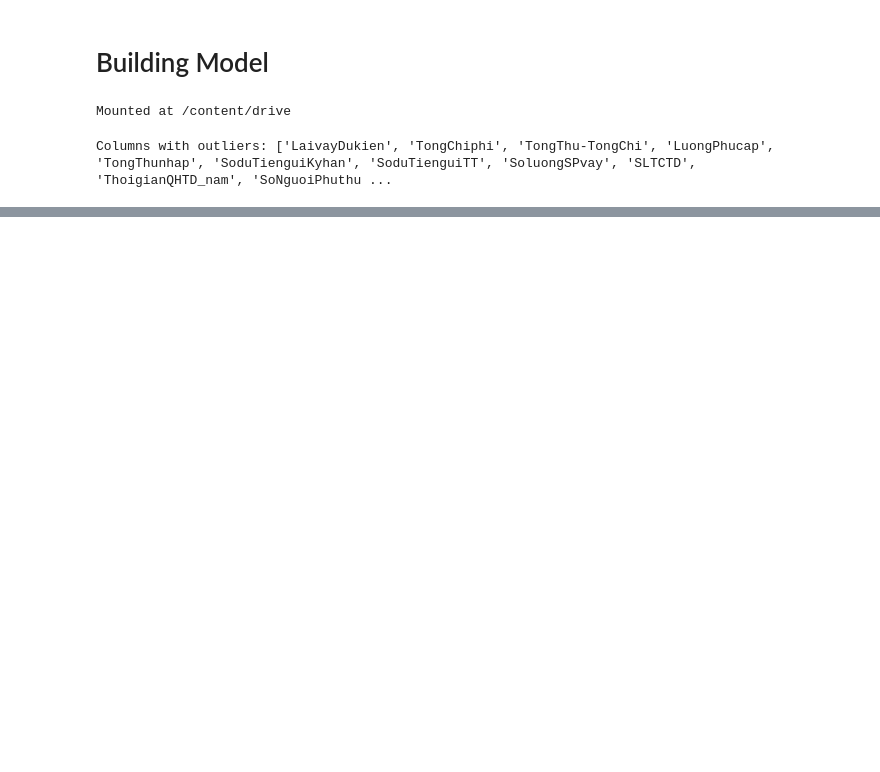
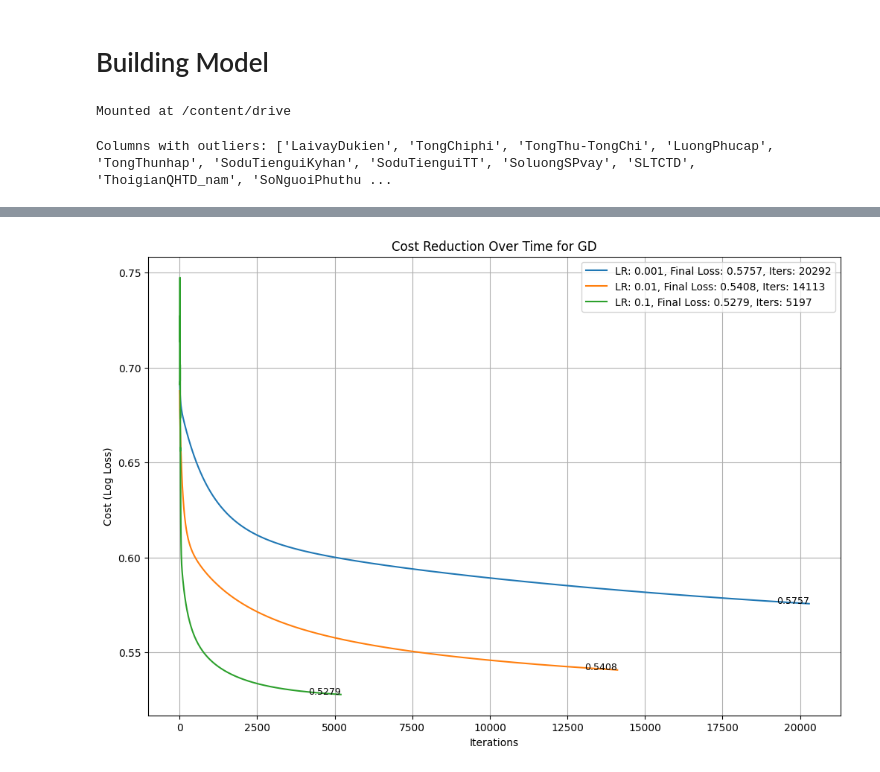
Before and after one commit to nguyenhuuhoang3697/Logistic-Regression-from-scratch, a Jupyter notebook: Run_model.ipynb, the cells around one changed output, grey strips where cells are left out. Drawn from its saved outputs; the diff is of its cells as text; code cells hidden in the pictures; blank space fills up the shorter version.

```diff
--- a/Run_model.ipynb
+++ b/Run_model.ipynb
@@ -920,0 +750,85 @@ plt.show()
+# %%
+import matplotlib.pyplot as plt
+
+def plot_cost_reduction_for_model(models, learning_rates, model_name):
+    plt.figure(figsize=(12, 8))
+
+    for model, lr in zip(models, learning_rates):
+        iterations = len(model.loss_history)
+        final_loss = model.loss_history[-1]
+        plt.plot(range(iterations), model.loss_history, label=f'LR: {lr}, Final Loss: {final_loss:.4f}, Iters: {iterations}')
+
+        # Annotate the final loss on the plot
+        plt.text(iterations - 1, final_loss, f'{final_loss:.4f}', fontsize=9, ha='right')
+
+    plt.title(f'Cost Reduction Over Time for {model_name}')
+    plt.xlabel('Iterations')
+    plt.ylabel('Cost (Log Loss)')
+    plt.grid(True)
+    plt.legend(loc='upper right')
+    plt.show()
+# %%
+# Different learning rates to compare
+learning_rates = [0.001, 0.01, 0.1]
+
+# List of models to compare
+models_to_compare = {
+    "GD": LogisticRegressionGD,
+    "GDL1": LogisticRegressionGDL1,
+    "GDL2": LogisticRegressionGDL2,
+    # "GD_backtracking": LogisticRegressionGDbacktracking,
+    # "NAGD": LogisticRegressionNAGD,
+    # "SGD_fixed_step": LogisticRegressionSGD_fixed_step,
+    # "SGD_batch_size": LogisticRegressionSGD_batch_size,
+    # "SGD_1k": LogisticRegressionSGD1k,
+    # "SGD_1k_batch": LogisticRegressionSGD1k_mini_batch,
+    # "SGD_1sqrtk": LogisticRegressionSGD1SqrtK,
+    # "SGD_1sqrtk_batch": LogisticRegressionSGD1SqrtKBatch,
+    # "NewtonPure": LogisticRegressionNewtonPure,
+    # "NewtonFixedStep": LogisticRegressionNewtonFixedStep,
+    # "NewtonBacktracking": LogisticRegressionNewtonBacktracking
+}
+
+# Train and plot for each model with different learning rates
+for model_name, ModelClass in models_to_compare.items():
+    models = []
+
+    for lr in learning_rates:
+        # Instantiate and configure the model
+        if model_name == "GD":
+            model = ModelClass(learning_rate=lr, max_iter=30000)
+        elif model_name == "GDL1":
+            model = ModelClass(learning_rate=lr, max_iter=30000, lambda_ = 1)
+        elif model_name == "GDL2":
+            model = ModelClass(learning_rate=lr, max_iter=30000, lambda_ = 1)
+        # elif model_name == "GD_backtracking":
+            # model = ModelClass(max_iter=1000, alpha=0.3, beta=0.8)
+        # elif model_name == "NAGD":
+        #     model = ModelClass(learning_rate=lr, max_iter=5000)
+        # elif model_name == "SGD_fixed_step":
+        #     model = ModelClass(learning_rate=lr, max_iter=300)
+        # elif model_name == "SGD_batch_size":
+        #     model = ModelClass(learning_rate=lr, max_iter=300)
+        # elif model_name == "SGD_1k":
+        #     model = ModelClass(initial_learning_rate=lr, max_iter=300)
+        # elif model_name == "SGD_1k_batch":
+        #     model = ModelClass(initial_learning_rate=lr, max_iter=300, batch_size=100)
+        # elif model_name == "SGD_1sqrtk":
+        #     model = ModelClass(initial_learning_rate=lr, max_iter=300)
+        # elif model_name == "SGD_1sqrtk_batch":
+        #     model = ModelClass(initial_learning_rate=lr, max_iter=300, batch_size=100)
+        # elif model_name == "NewtonPure":
+        #     model = ModelClass(max_iter=100)
+        # elif model_name == "NewtonFixedStep":
+        #     model = ModelClass(max_iter=100)
+        # elif model_name == "NewtonBacktracking":
+        #     model = ModelClass(max_iter=100)
+
+        # Train the model
+        model.fit(X_train_processed, y_train)
+        models.append(model)
+
+    # Plot the cost reduction for the current model
+    plot_cost_reduction_for_model(models, learning_rates, model_name)
+# %% [output]
+[figure, added]
```
Also changed, not shown: parts of 44 cells of this notebook.
